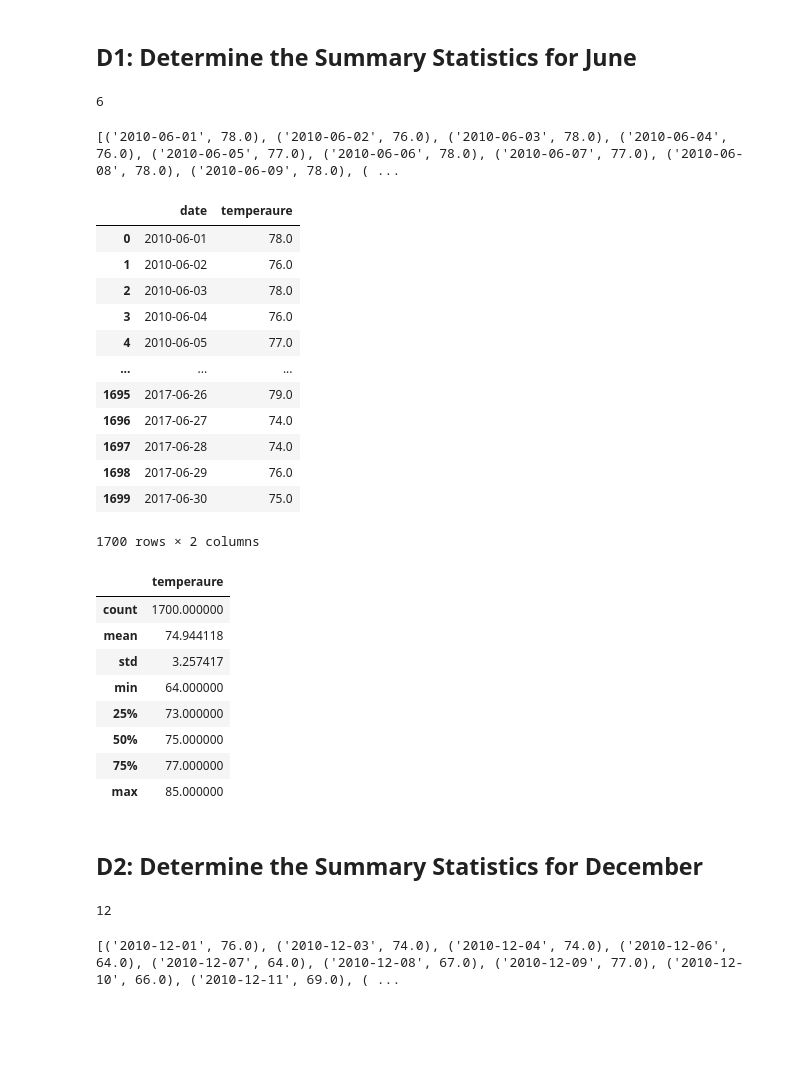
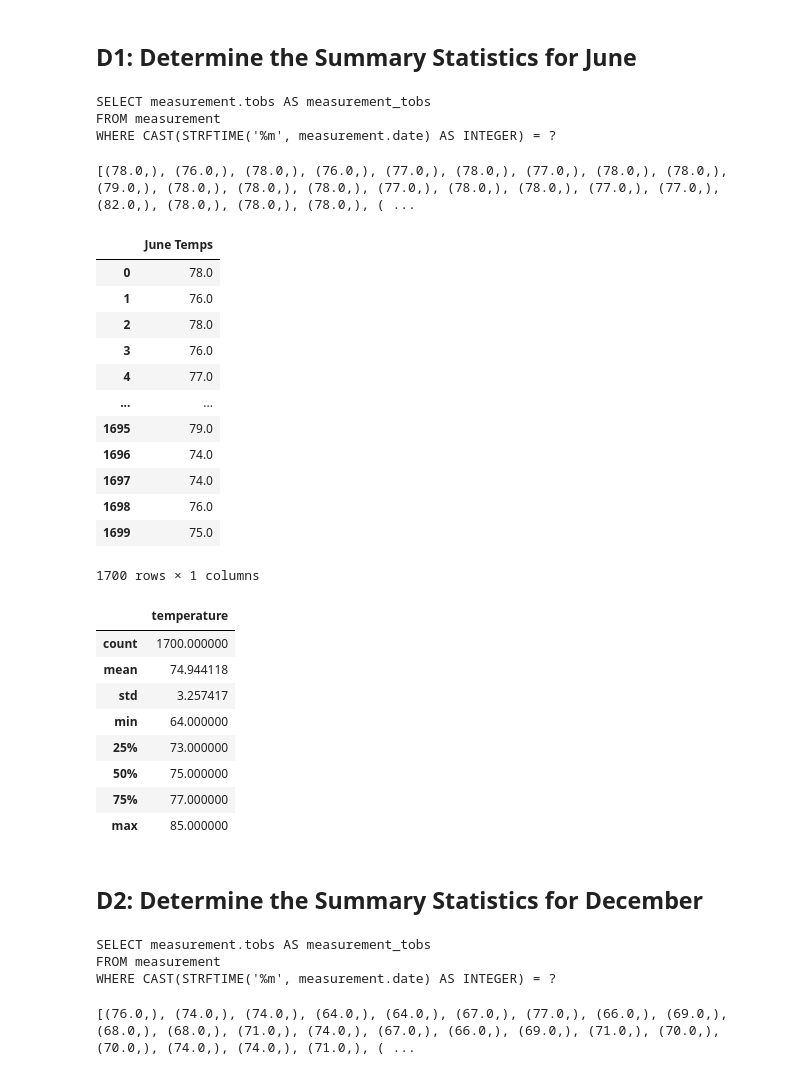
Before and after one commit to miwermi/surfs-up, a Jupyter notebook: SurfsUp_Challenge.ipynb, the cells around one changed output. Saved outputs shown, nothing was run; the diff lists cells and outputs as text; code cells hidden in the pictures; blank space fills up the shorter version.

```diff
--- a/SurfsUp_Challenge.ipynb
+++ b/SurfsUp_Challenge.ipynb
@@ -32,41 +32,42 @@ session = Session(engine)
 from sqlalchemy import extract
 
 # 2. Write a query that filters the Measurement table to retrieve the temperatures for the month of June.
-# Find the dates in June...
-focusdate = dt.date(2017, 6, 1)
-print(focusdate.month)
+junetobs = session.query(Measurement.tobs).filter(func.extract('month', Measurement.date) == 6)
+print(junetobs)
 # %% [output]
-6
+SELECT measurement.tobs AS measurement_tobs
+FROM measurement
+WHERE CAST(STRFTIME('%m', measurement.date) AS INTEGER) = ?
 # %%
 #  3. Convert the June temperatures to a list.
-results = session.query(Measurement.date, Measurement.tobs).filter(func.extract('month', Measurement.date) == focusdate.month)
-print(results.all())
+junetobs = session.query(Measurement.tobs).filter(func.extract('month', Measurement.date) == 6).all()
+print(junetobs)
 # %% [output]
-[('2010-06-01', 78.0), ('2010-06-02', 76.0), ('2010-06-03', 78.0), ('2010-06-04', 76.0), ('2010-06-05', 77.0), ('2010-06-06', 78.0), ('2010-06-07', 77.0), ('2010-06-08', 78.0), ('2010-06-09', 78.0), ( ...
+[(78.0,), (76.0,), (78.0,), (76.0,), (77.0,), (78.0,), (77.0,), (78.0,), (78.0,), (79.0,), (78.0,), (78.0,), (78.0,), (77.0,), (78.0,), (78.0,), (77.0,), (77.0,), (82.0,), (78.0,), (78.0,), (78.0,), ( ...
 # %%
 # 4. Create a DataFrame from the list of temperatures for the month of June.
-jdf = pd.DataFrame(results, columns=['date','temperaure'])
+jdf = pd.DataFrame(junetobs, columns=['June Temps'])
 #jdf.set_index(jdf['date'], inplace=True)
 jdf
 # %% [output]
-|  | date | temperaure |
-| 0 | 2010-06-01 | 78.0 |
-| 1 | 2010-06-02 | 76.0 |
-| 2 | 2010-06-03 | 78.0 |
-| 3 | 2010-06-04 | 76.0 |
-| 4 | 2010-06-05 | 77.0 |
-| ... | ... | ... |
-| 1695 | 2017-06-26 | 79.0 |
-| 1696 | 2017-06-27 | 74.0 |
-| 1697 | 2017-06-28 | 74.0 |
-| 1698 | 2017-06-29 | 76.0 |
-| 1699 | 2017-06-30 | 75.0 |
+|  | June Temps |
+| 0 | 78.0 |
+| 1 | 76.0 |
+| 2 | 78.0 |
+| 3 | 76.0 |
+| 4 | 77.0 |
+| ... | ... |
+| 1695 | 79.0 |
+| 1696 | 74.0 |
+| 1697 | 74.0 |
+| 1698 | 76.0 |
+| 1699 | 75.0 |
-1700 rows × 2 columns
+1700 rows × 1 columns
 # %%
 # 5. Calculate and print out the summary statistics for the June temperature DataFrame.
 jdf.describe()
 # %% [output]
-|  | temperaure |
+|  | temperature |
 | count | 1700.000000 |
 | mean | 74.944118 |
 | std | 3.257417 |
@@ -79,16 +80,17 @@ jdf.describe()
 ## D2: Determine the Summary Statistics for December
 # %%
 # 6. Write a query that filters the Measurement table to retrieve the temperatures for the month of December.
-# Find the dates in December...
-focusdate = dt.date(2016, 12, 1)
-print(focusdate.month)
+dectobs = session.query(Measurement.tobs).filter(func.extract('month', Measurement.date) == 12)
+print(dectobs)
 # %% [output]
-12
+SELECT measurement.tobs AS measurement_tobs
+FROM measurement
+WHERE CAST(STRFTIME('%m', measurement.date) AS INTEGER) = ?
 # %%
 # 7. Convert the December temperatures to a list.
-results = session.query(Measurement.date, Measurement.tobs).filter(func.extract('month', Measurement.date) == focusdate.month)
-print(results.all())
+dectobs = session.query(Measurement.tobs).filter(func.extract('month', Measurement.date) == 12).all()
+print(dectobs)
 # %% [output]
-[('2010-12-01', 76.0), ('2010-12-03', 74.0), ('2010-12-04', 74.0), ('2010-12-06', 64.0), ('2010-12-07', 64.0), ('2010-12-08', 67.0), ('2010-12-09', 77.0), ('2010-12-10', 66.0), ('2010-12-11', 69.0), ( ...
+[(76.0,), (74.0,), (74.0,), (64.0,), (64.0,), (67.0,), (77.0,), (66.0,), (69.0,), (68.0,), (68.0,), (71.0,), (74.0,), (67.0,), (66.0,), (69.0,), (71.0,), (70.0,), (70.0,), (74.0,), (74.0,), (71.0,), ( ...
 # %%
 # 8. Create a DataFrame from the list of temperatures for the month of December.
```
Also changed, not shown: parts of 2 cells of this notebook, 1 other file.
